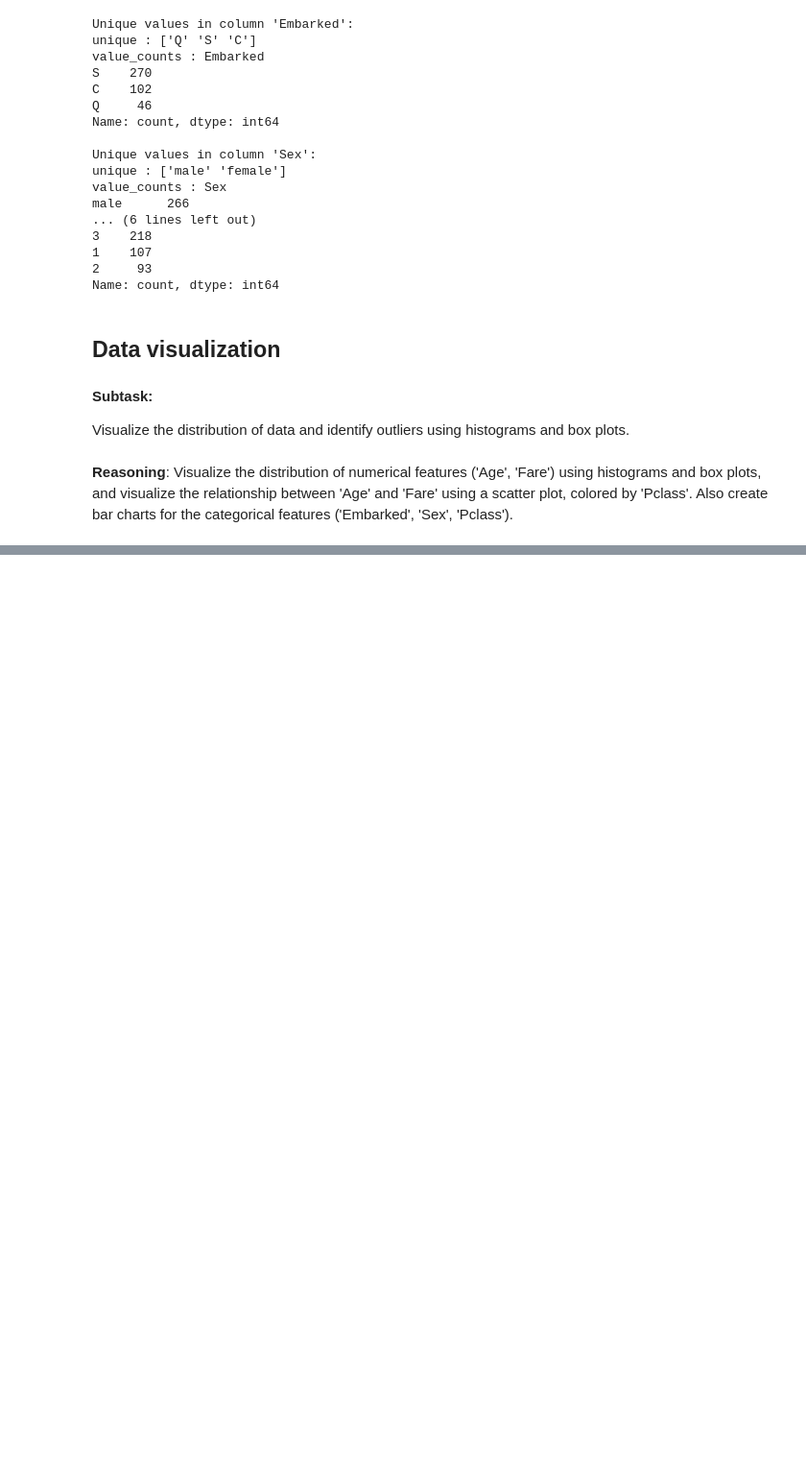
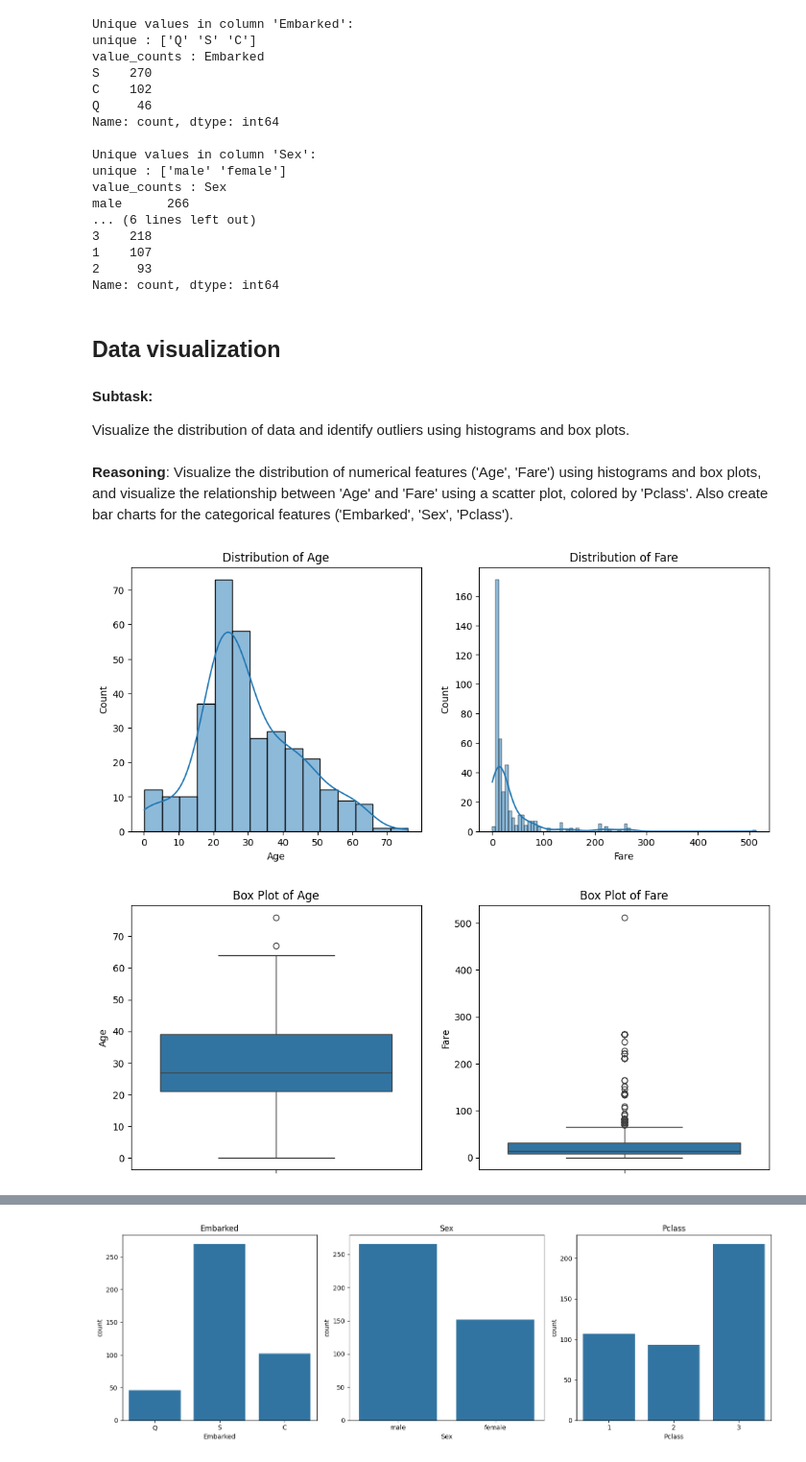
Before and after one commit to raheelam98/DataAnalysis, a Jupyter notebook: EDA/EDA_Sessions_RM/DA5_Missing_values_and_outliers_Sec_3_RM.ipynb, the cells around one changed output, grey strips where cells are left out. Shown at 96% size. Cells and saved outputs as stored; diff of their text form; code cells hidden in the pictures; blank space fills up the shorter version.

```diff
--- a/EDA/EDA_Sessions_RM/DA5_Missing_values_and_outliers_Sec_3_RM.ipynb
+++ b/EDA/EDA_Sessions_RM/DA5_Missing_values_and_outliers_Sec_3_RM.ipynb
@@ -547,3 +547,55 @@ Visualize the distribution of data and identify outliers using histograms and bo
 # %% [markdown]
 **Reasoning**:
 Visualize the distribution of numerical features ('Age', 'Fare') using histograms and box plots, and visualize the relationship between 'Age' and 'Fare' using a scatter plot, colored by 'Pclass'.  Also create bar charts for the categorical features ('Embarked', 'Sex', 'Pclass').
+# %%
+import matplotlib.pyplot as plt
+import seaborn as sns
+
+# Histograms for 'Age' and 'Fare'
+plt.figure(figsize=(12, 5))
+plt.subplot(1, 2, 1)
+sns.histplot(df['Age'].dropna(), kde=True)
+plt.title('Distribution of Age')
+
+plt.subplot(1, 2, 2)
+sns.histplot(df['Fare'].dropna(), kde=True)
+plt.title('Distribution of Fare')
+plt.show()
+
+# Box plots for 'Age' and 'Fare'
+plt.figure(figsize=(12, 5))
+plt.subplot(1, 2, 1)
+sns.boxplot(y=df['Age'])
+plt.title('Box Plot of Age')
+
+plt.subplot(1, 2, 2)
+sns.boxplot(y=df['Fare'])
+plt.title('Box Plot of Fare')
+plt.show()
+
+# Scatter plot of 'Age' vs. 'Fare', colored by 'Pclass'
+plt.figure(figsize=(8, 6))
+sns.scatterplot(x='Age', y='Fare', hue='Pclass', data=df)
+plt.title('Age vs. Fare (colored by Pclass)')
+plt.show()
+
+# Bar charts for categorical features
+plt.figure(figsize=(15, 5))
+
+plt.subplot(1, 3, 1)
+sns.countplot(x='Embarked', data=df)
+plt.title('Embarked')
+
+plt.subplot(1, 3, 2)
+sns.countplot(x='Sex', data=df)
+plt.title('Sex')
+
+plt.subplot(1, 3, 3)
+sns.countplot(x='Pclass', data=df)
+plt.title('Pclass')
+
+plt.tight_layout()
+plt.show()
+# %% [output]
+[figure, added]
+[figure, added]
@@ -549,0 +603 @@ Visualize the distribution of numerical features ('Age', 'Fare') using histogram
+[figure, added]
```
Also changed, not shown: parts of 3 cells of this notebook.
